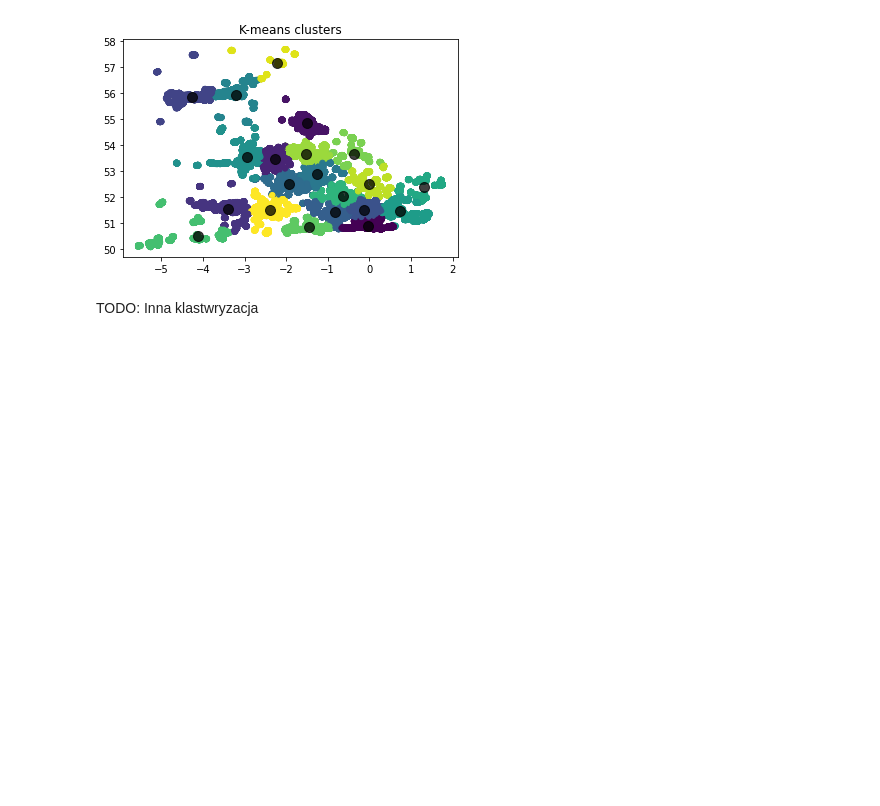
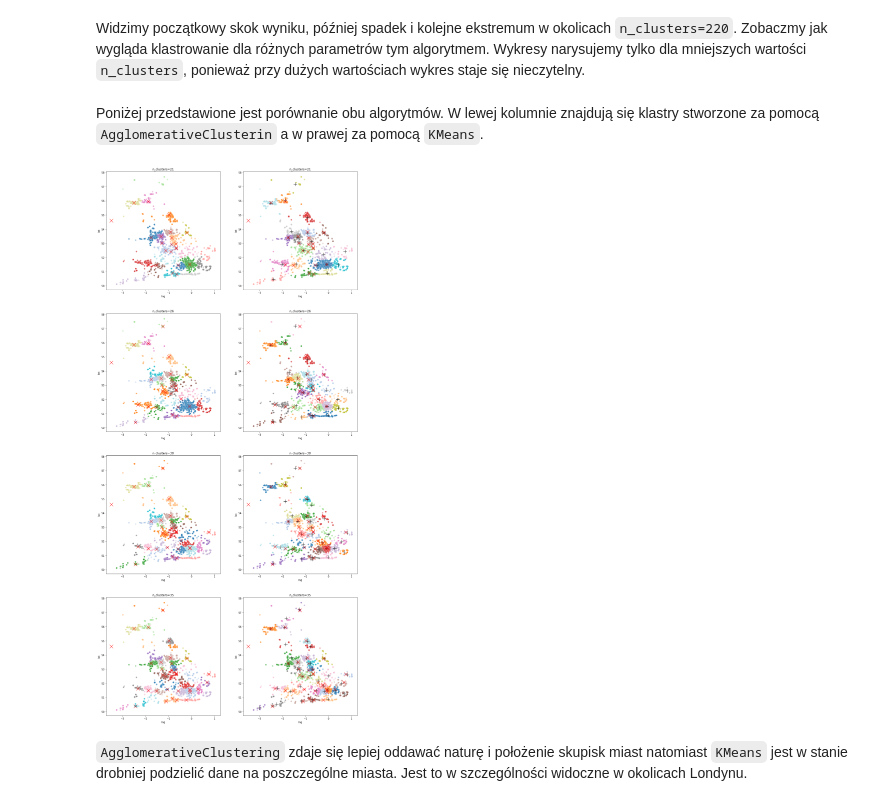
Before and after one commit to Szymon-Gut/Introduction-to-Machine-Learning, a Jupyter notebook: hw5/building.ipynb, the cells around one changed output. Saved outputs shown, nothing was run; the diff lists cells and outputs as text; code cells hidden in the pictures; blank space fills up the shorter version.

````diff
--- a/hw5/building.ipynb
+++ b/hw5/building.ipynb
@@ -177,6 +159,22 @@ def plot_kmeans_clusters(X, n_clusters):
-# %%
-plot_kmeans_clusters(np.array(urbanGB), n_clusters=21)
-# %% [output]
-[figure, removed]
-# %% [markdown]
-TODO: Inna klastwryzacja
+# %% [markdown]
+Widzimy początkowy skok wyniku, później spadek i kolejne ekstremum w okolicach ```n_clusters=220```. Zobaczmy jak wygląda klastrowanie dla różnych parametrów tym algorytmem. Wykresy narysujemy tylko dla mniejszych wartości ```n_clusters```, ponieważ przy dużych wartościach wykres staje się nieczytelny.
+# %%
+agg_c_21 = AgglomerativeClustering(n_clusters=21).fit(samples[:subset_size])
+agg_c_26 = AgglomerativeClustering(n_clusters=26).fit(samples[:subset_size])
+agg_c_30 = AgglomerativeClustering(n_clusters=30).fit(samples[:subset_size])
+agg_c_35 = AgglomerativeClustering(n_clusters=35).fit(samples[:subset_size])
+# %%
+models = [
+    agg_c_21, kmeans_21,
+    agg_c_26, kmeans_26,
+    agg_c_30, kmeans_30,
+    agg_c_35, kmeans_35
+]
+# %% [markdown]
+Poniżej przedstawione jest porównanie obu algorytmów. W lewej kolumnie znajdują się klastry stworzone za pomocą ```AgglomerativeClusterin``` a w prawej za pomocą ```KMeans```.
+# %%
+plot_clusters_over_cities(samples[:subset_size], models)
+# %% [output]
+[figure, added]
+# %% [markdown]
+```AgglomerativeClustering``` zdaje się lepiej oddawać naturę i położenie skupisk miast natomiast ```KMeans``` jest w stanie drobniej podzielić dane na poszczególne miasta. Jest to w szczególności widoczne w okolicach Londynu.
````
Also changed, not shown: parts of 41 cells of this notebook, 1 other file.
